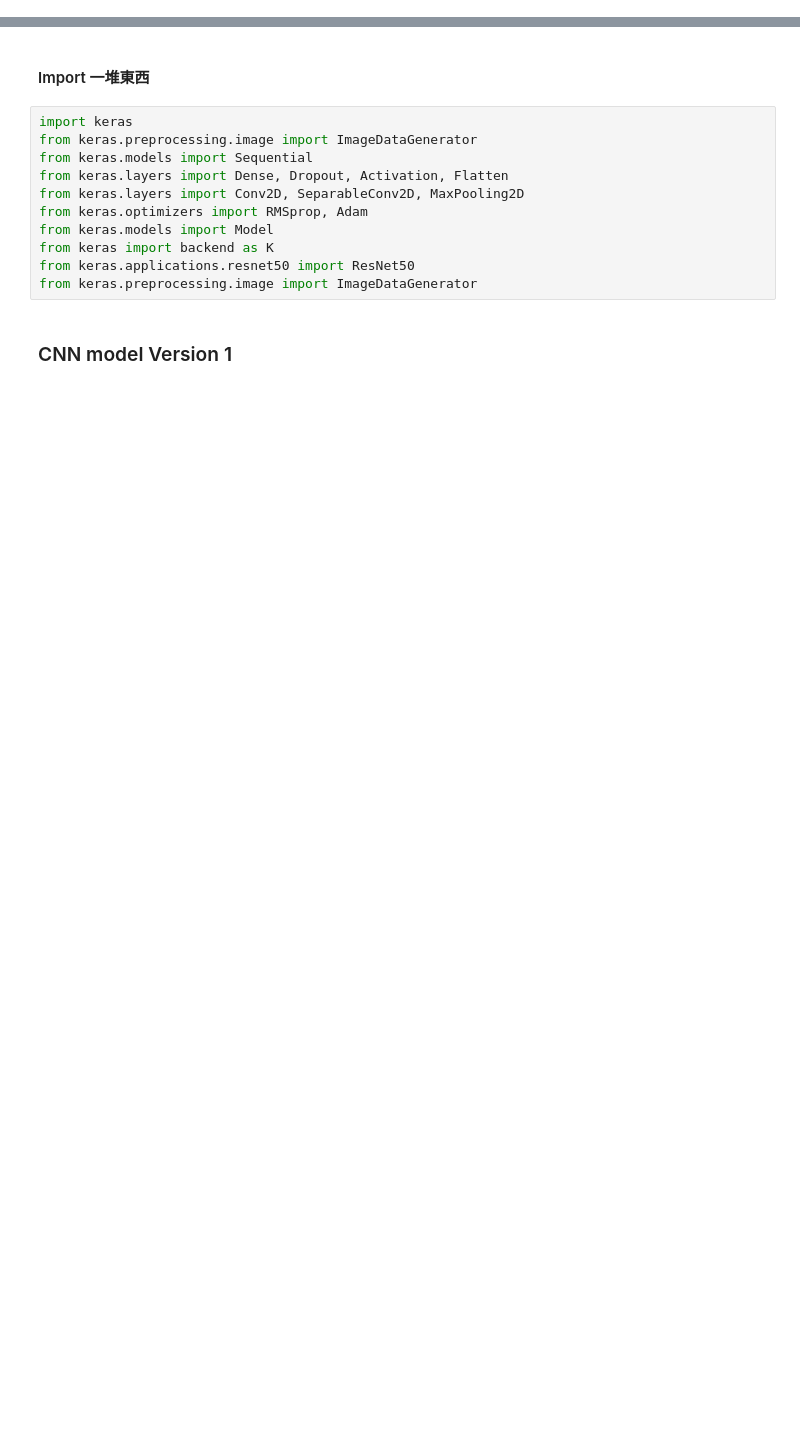
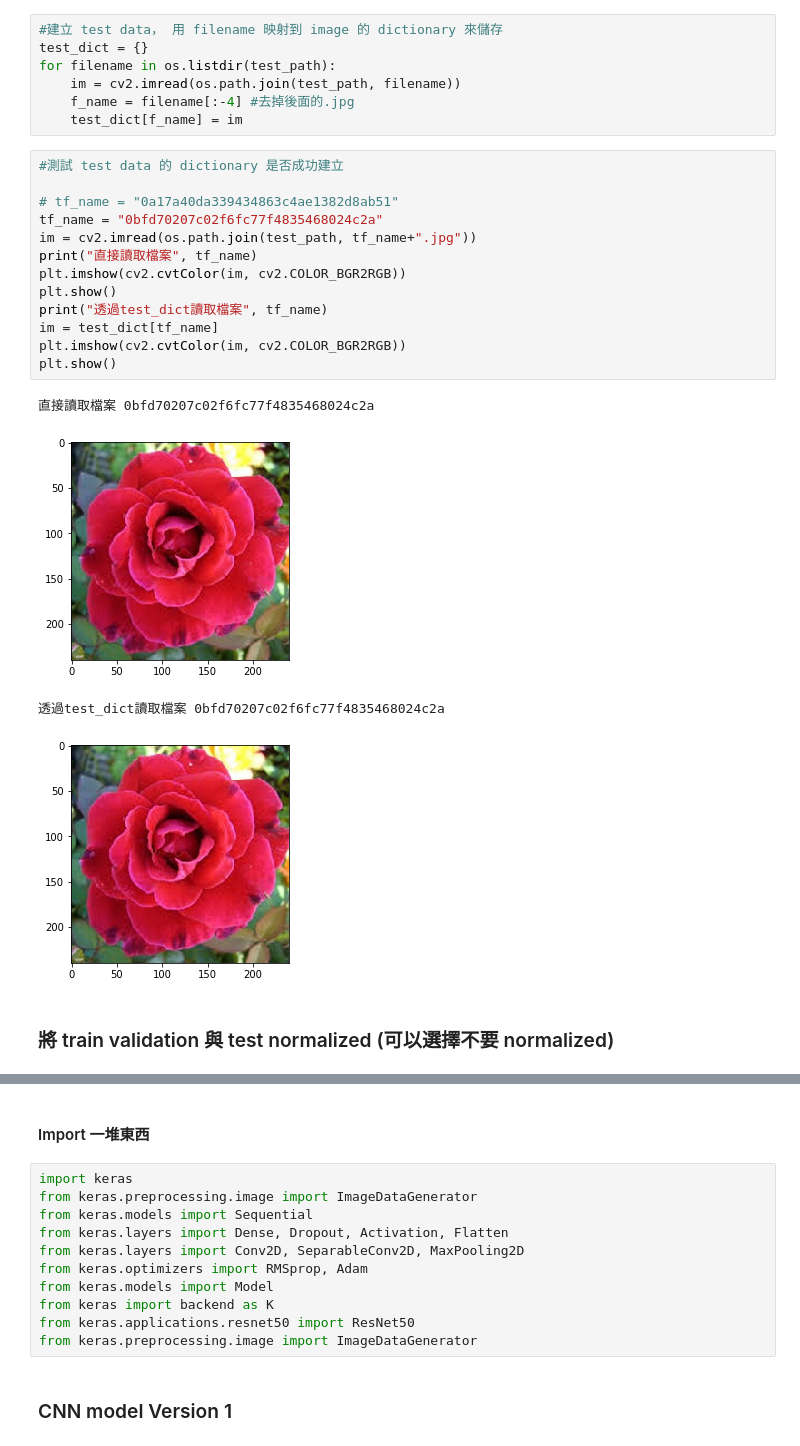
Before and after one commit to kung-bill/3rd-ML100Days, a Jupyter notebook: homework/Day_101_FinalExam.ipynb, the cells around one changed output, grey strips where cells are left out. Drawn from its saved outputs; the diff is of its cells as text; blank space fills up the shorter version.

```diff
--- a/homework/Day_101_FinalExam.ipynb
+++ b/homework/Day_101_FinalExam.ipynb
@@ -142,0 +140,27 @@ print('每個種類分別有幾個sample', num_label)
+# %%
+#建立 test data， 用 filename 映射到 image 的 dictionary 來儲存
+test_dict = {}
+for filename in os.listdir(test_path):
+    im = cv2.imread(os.path.join(test_path, filename))
+    f_name = filename[:-4] #去掉後面的.jpg
+    test_dict[f_name] = im
+# %%
+#測試 test data 的 dictionary 是否成功建立
+
+# tf_name = "0a17a40da339434863c4ae1382d8ab51"
+tf_name = "0bfd70207c02f6fc77f4835468024c2a"
+im = cv2.imread(os.path.join(test_path, tf_name+".jpg"))
+print("直接讀取檔案", tf_name)
+plt.imshow(cv2.cvtColor(im, cv2.COLOR_BGR2RGB))
+plt.show()
+print("透過test_dict讀取檔案", tf_name)
+im = test_dict[tf_name]
+plt.imshow(cv2.cvtColor(im, cv2.COLOR_BGR2RGB))
+plt.show()
+# %% [output]
+直接讀取檔案 0bfd70207c02f6fc77f4835468024c2a
+[figure, added]
+透過test_dict讀取檔案 0bfd70207c02f6fc77f4835468024c2a
+[figure, added]
+# %% [markdown]
+### 將 train validation 與 test normalized (可以選擇不要 normalized)
```
Also changed, not shown: parts of 35 cells of this notebook.
